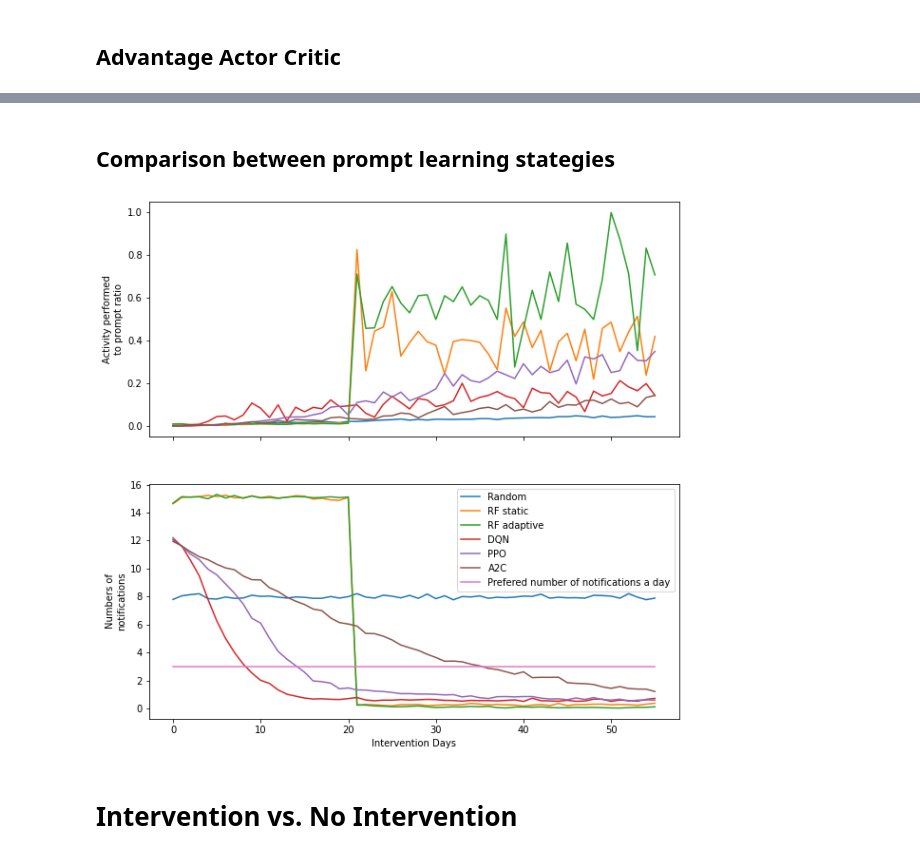
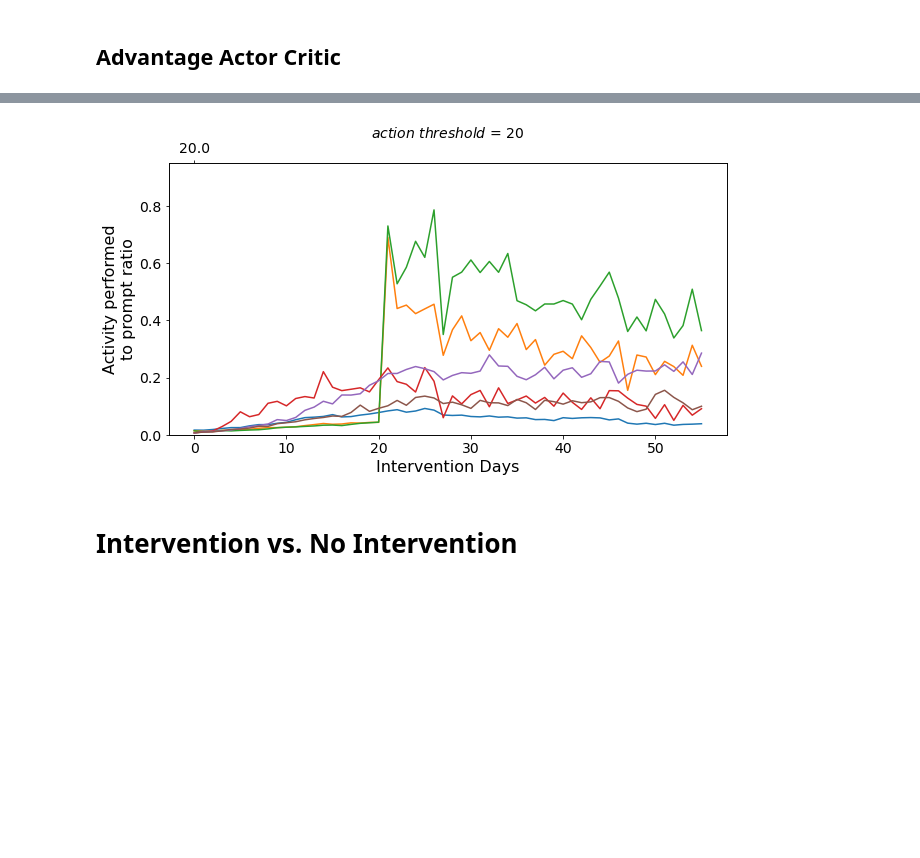
Before and after one commit to sysmon37/aibi-dhi-simulator, a Jupyter notebook: RLapproaches_comparison.ipynb, the cells around one changed output, grey strips where cells are left out. Saved outputs shown, nothing was run; the diff lists cells and outputs as text; code cells hidden in the pictures; blank space fills up the shorter version.

```diff
--- a/RLapproaches_comparison.ipynb
+++ b/RLapproaches_comparison.ipynb
@@ -293,0 +334,11 @@ This figures include failed runs (runs in which no prompt resulted in the activi
+# %%
+runs =500
+#basic stable condition
+# condition = 'stable'
+
+#Other options:
+# condition = 'habituated'
+# condition = 'changed_preference'
+condition = 'habituated_changed_preference'
+# %%
+rr_rf3_list, not_rf3_list, frf3 = get_rr_and_notification('static_sup3', runs, condition)
@@ -293,0 +347,2 @@ This figures include failed runs (runs in which no prompt resulted in the activi
+# %%
+rr_rf3a_list, not_rf3a_list, frf3a = get_rr_and_notification('adaptive_sup3', runs, condition)
@@ -293,0 +351,2 @@ This figures include failed runs (runs in which no prompt resulted in the activi
+# %%
+rr_dqn_list, not_dqn_list, fdqn = get_rr_and_notification('dqn', runs, condition)
@@ -302,2 +366,0 @@ There were 211 out of 500 runs that had no activity peromed throught the full in
-# %% [markdown]
-## Comparison between prompt learning stategies
@@ -304,28 +371,36 @@ There were 211 out of 500 runs that had no activity peromed throught the full in
 # %%
-fig, (ax1, ax2) = plt.subplots(2, 1, sharex=True, sharey=False, figsize=(10,10))
+fig, (ax1) = plt.subplots(1, 1, sharex=True, sharey=False, figsize=(10,5))
 ax1.plot(np.nanmean(rr_random_list, axis=0), label='Random')
 ax1.plot(np.nanmean(rr_rf3_list, axis=0), label='RF static')
 ax1.plot(np.nanmean(rr_rf3a_list, axis=0), label='RF adaptive')
 ax1.plot(np.nanmean(rr_dqn_list, axis=0), label='DQN')
 ax1.plot(np.nanmean(rr_ppo_list, axis=0), label='PPO')
 ax1.plot(np.nanmean(rr_a2c_list, axis=0), label='A2C')
+# ax1.vlines(shift , 0, 1, linestyles='dashed', color='red', label='preference shift' )
+plt.xticks(fontsize=14)
+plt.yticks(fontsize=14)
+ax2 = ax1.twiny()
+def tick_function(X):
+    V = 20 + 0.15 * X
+    return V
 
-ax2.plot(np.nanmean(not_random_list, axis=0), label='Random')
-ax2.plot(np.nanmean(not_rf3_list, axis=0), label='RF static')
-ax2.plot(np.nanmean(not_rf3a_list, axis=0), label='RF adaptive')
-ax2.plot(np.nanmean(not_dqn_list, axis=0), label='DQN')
-ax2.plot(np.mean(not_ppo_list, axis=0), label='PPO')
-ax2.plot(np.mean(not_a2c_list, axis=0), label='A2C')
-ax2.plot(np.ones(len(np.mean(not_random_list, axis=0))) +2, label ='Prefered number of notifications a day')
-
-ax2.set_xlabel('Intervention Days')
-ax2.set_ylabel('\n'.join(wrap('Numbers of notifications', 20)))
-ax1.set_ylabel('\n'.join(wrap('Activity performed to prompt ratio', 20)) )
+new_tick_locations = np.array([0])
+# ax2.grid(True)
+ax2.set_xlim(ax1.get_xlim())
+ax2.set_xticks(new_tick_locations)
+ax2.set_xticklabels(tick_function(new_tick_locations))
+ax2.set_xlabel('$ \it{action}$ $\it{threshold}$ = 20', fontsize=14 )
+ax1.set_xlabel('Intervention Days', fontsize=16 )
+# ax2.set_ylabel('\n'.join(wrap('Numbers of notifications', 20)))
+ax1.set_ylabel('\n'.join(wrap('Activity performed to prompt ratio', 20)), fontsize=16 )
 # ax3.set_ylabel( '\n'.join(wrap('Hours slept', 20)) )
-ax2.legend()
+plt.ylim(0, 0.95)
+# ax1.legend( fontsize=14)
+plt.xticks(fontsize=14)
+plt.yticks(fontsize=14)
 plt.show()
 # %% [output]
-[figure, old version]
+[figure, new version]
 # %% [markdown]
 # Intervention vs. No Intervention
 # %% [markdown]
```
Also changed, not shown: parts of 33 cells of this notebook.
